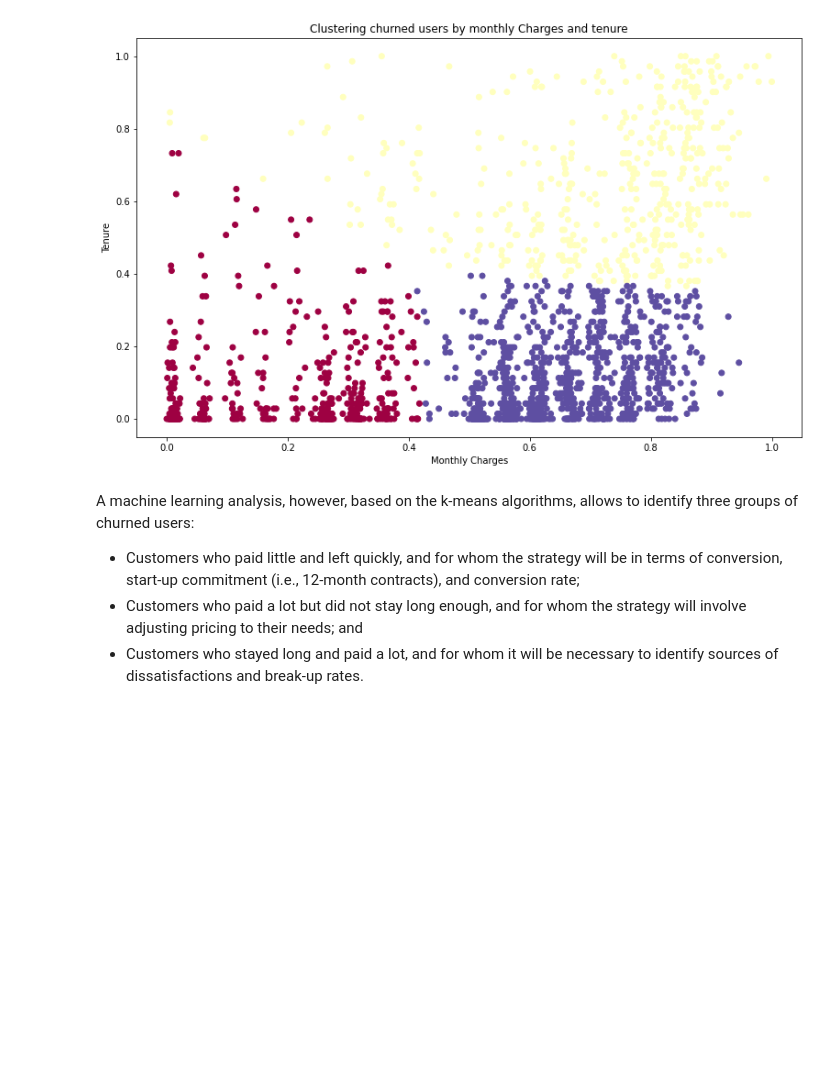
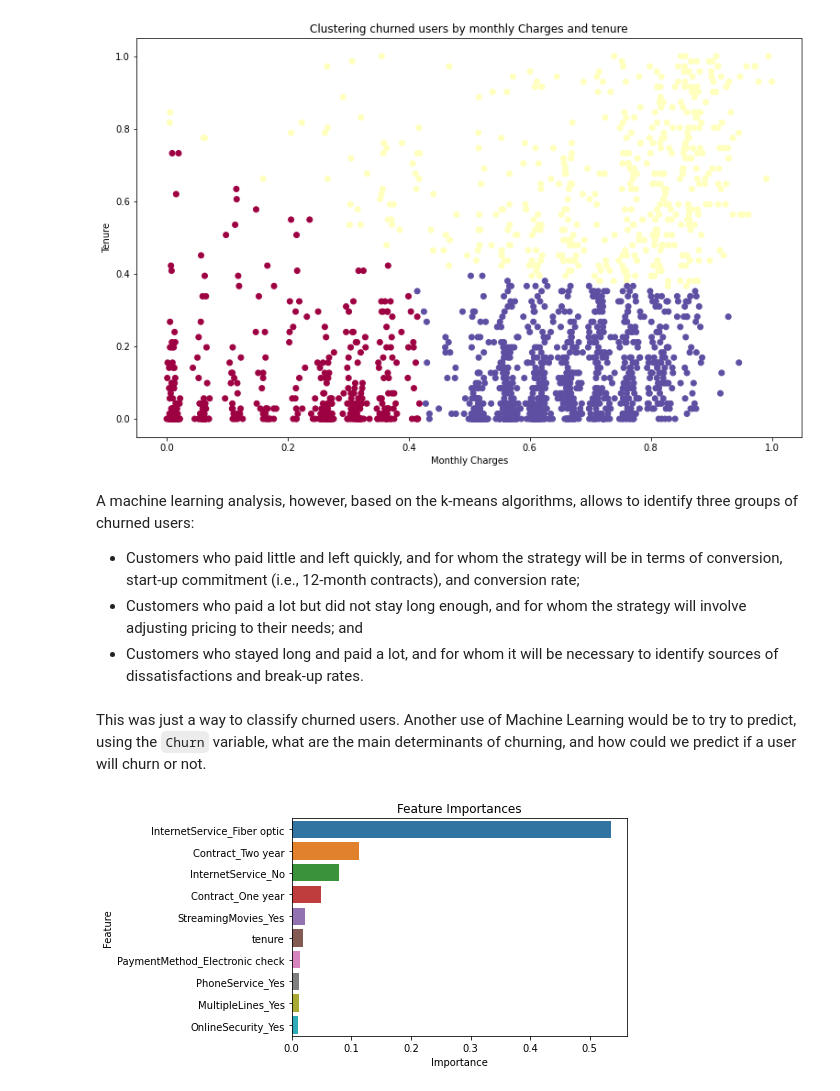
Before and after one commit to DC3044/AI4Business, a Jupyter notebook: Notebooks/ExecEd.ipynb, the cells around one changed output. Saved outputs shown, nothing was run; the diff lists cells and outputs as text; code cells hidden in the pictures; blank space fills up the shorter version.

```diff
--- a/Notebooks/ExecEd.ipynb
+++ b/Notebooks/ExecEd.ipynb
@@ -370,3 +369,46 @@ A machine learning analysis, however, based on the k-means algorithms, allows to
     <li>Customers who paid a lot but did not stay long enough, and for whom the strategy will involve adjusting pricing to their needs; and</li>
     <li>Customers who stayed long and paid a lot, and for whom it will be necessary to identify sources of dissatisfactions and break-up rates.
     </li></ul>
+# %% [markdown]
+This was just a way to classify churned users. Another use of Machine Learning would be to try to predict, using the <code>Churn</code> variable, what are the main determinants of churning, and how could we predict if a user will churn or not.
+# %%
+from xgboost import XGBClassifier
+
+# First, we prepare the data, and distinguish between data points and target (i.e., churn or not)
+cat_cols = [col for col in df.columns if df[col].dtype == 'object' and col != 'Churn']
+target = df['Churn']
+df = pd.get_dummies(df, columns=cat_cols, drop_first=True)
+df['Churn'] = target
+df['Churn'] = df['Churn'].map({'Yes': 1, 'No': 0})
+X = df.drop('Churn', axis=1)
+y = df['Churn']
+
+# train an XGBoost model
+model = XGBClassifier()
+model.fit(X, y)
+
+# calculate feature importances
+importances = model.feature_importances_
+
+# create a DataFrame of the feature importances
+importances_df = pd.DataFrame({'Feature': X.columns, 'Importance': importances})
+
+# sort the DataFrame by Importance
+importances_df.sort_values(by='Importance', ascending=False, inplace=True)
+
+# keep only the top 10 important features
+top_10_features = importances_df['Feature'][:10].tolist()
+
+# create a DataFrame with only the top 10 important features
+df_top_10 = df[top_10_features + ['Churn']]
+
+# save the DataFrame to a CSV file
+df_top_10.to_csv('top_10_features.csv', index=False)
+# %%
+sns.barplot(x='Importance', y='Feature', data=importances_df[:10])
+plt.title('Feature Importances')
+plt.xlabel('Importance')
+plt.ylabel('Feature')
+plt.show()
+# %% [output]
+[figure, added]
```
Also changed, not shown: parts of 20 cells of this notebook, 1 other file.
